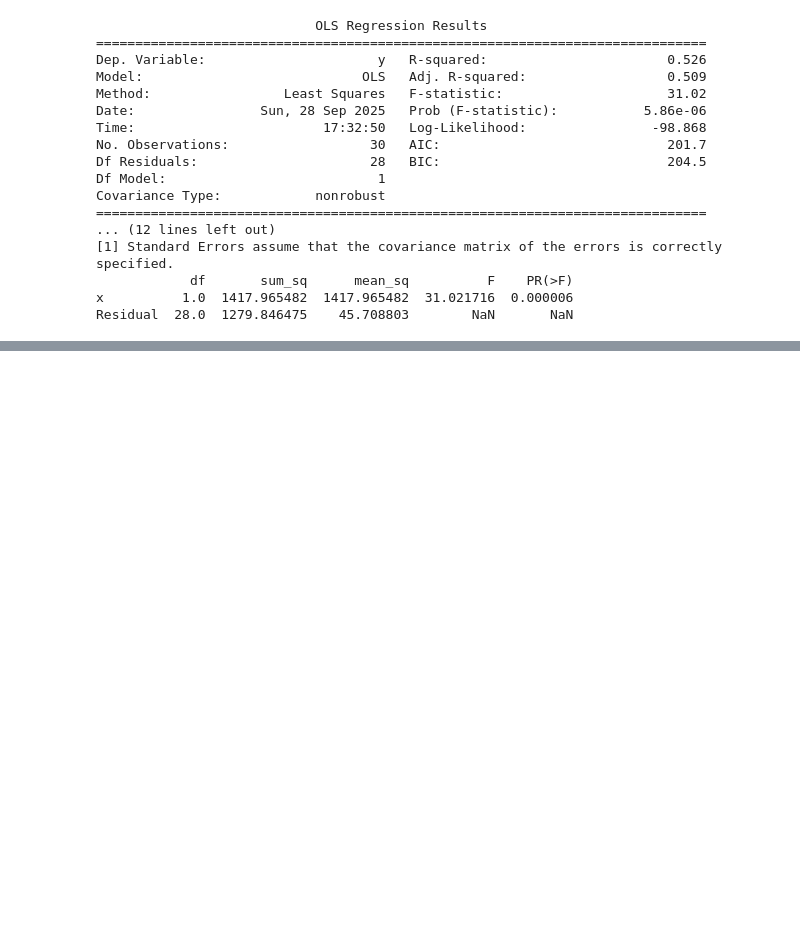
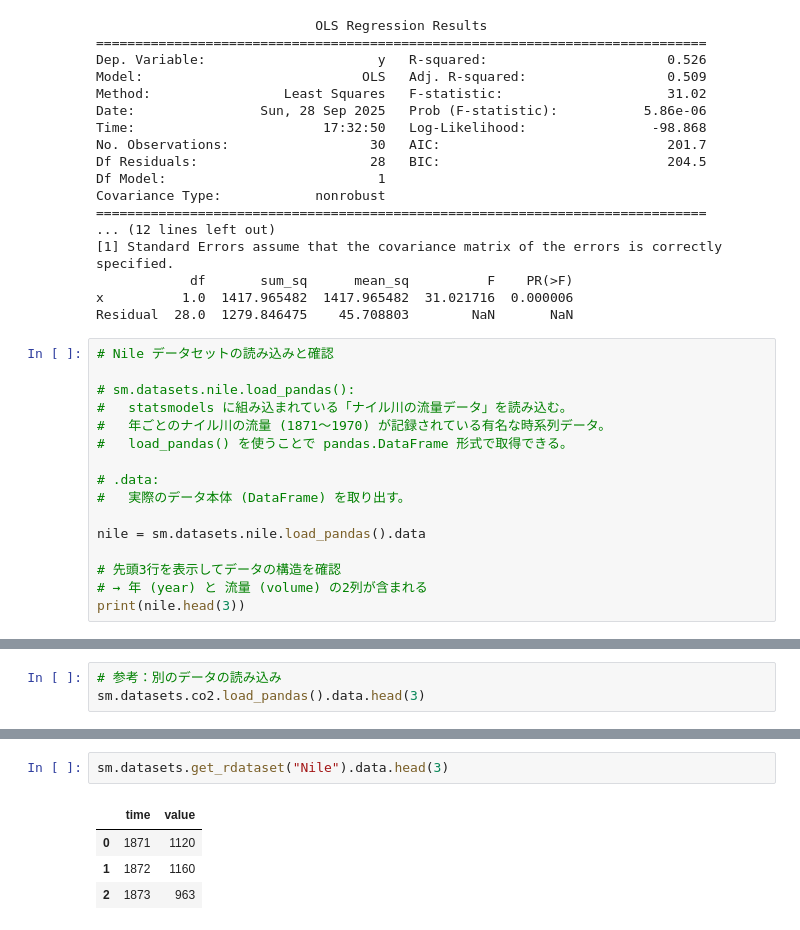
Before and after one commit to maton369/Python_Time_Series_Intro, a Jupyter notebook: 2-3-Pythonによる統計分析の基本.ipynb, the cells around one changed output, grey strips where cells are left out. Cells and saved outputs as stored; diff of their text form; blank space fills up the shorter version.

```diff
--- a/2-3-Pythonによる統計分析の基本.ipynb
+++ b/2-3-Pythonによる統計分析の基本.ipynb
@@ -426,3 +426,19 @@ Covariance Type:            nonrobust
             df       sum_sq      mean_sq          F    PR(>F)
 x          1.0  1417.965482  1417.965482  31.021716  0.000006
 Residual  28.0  1279.846475    45.708803        NaN       NaN
+# %%
+# Nile データセットの読み込みと確認
+
+# sm.datasets.nile.load_pandas():
+#   statsmodels に組み込まれている「ナイル川の流量データ」を読み込む。
+#   年ごとのナイル川の流量 (1871〜1970) が記録されている有名な時系列データ。
+#   load_pandas() を使うことで pandas.DataFrame 形式で取得できる。
+
+# .data:
+#   実際のデータ本体 (DataFrame) を取り出す。
+
+nile = sm.datasets.nile.load_pandas().data
+
+# 先頭3行を表示してデータの構造を確認
+# → 年 (year) と 流量 (volume) の2列が含まれる
+print(nile.head(3))
@@ -428,0 +450,3 @@ Residual  28.0  1279.846475    45.708803        NaN       NaN
+# %%
+# 参考：別のデータの読み込み
+sm.datasets.co2.load_pandas().data.head(3)
@@ -428,0 +498,7 @@ Residual  28.0  1279.846475    45.708803        NaN       NaN
+# %%
+sm.datasets.get_rdataset("Nile").data.head(3)
+# %% [output]
+|  | time | value |
+| 0 | 1871 | 1120 |
+| 1 | 1872 | 1160 |
+| 2 | 1873 | 963 |
```
Also changed, not shown: parts of 7 cells of this notebook.
